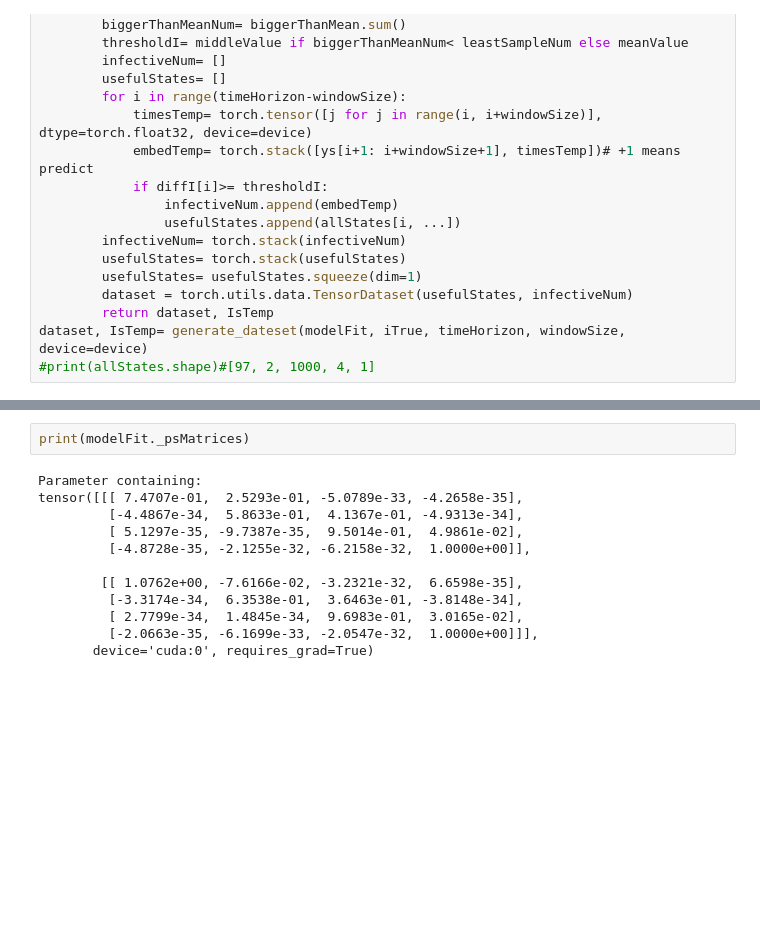
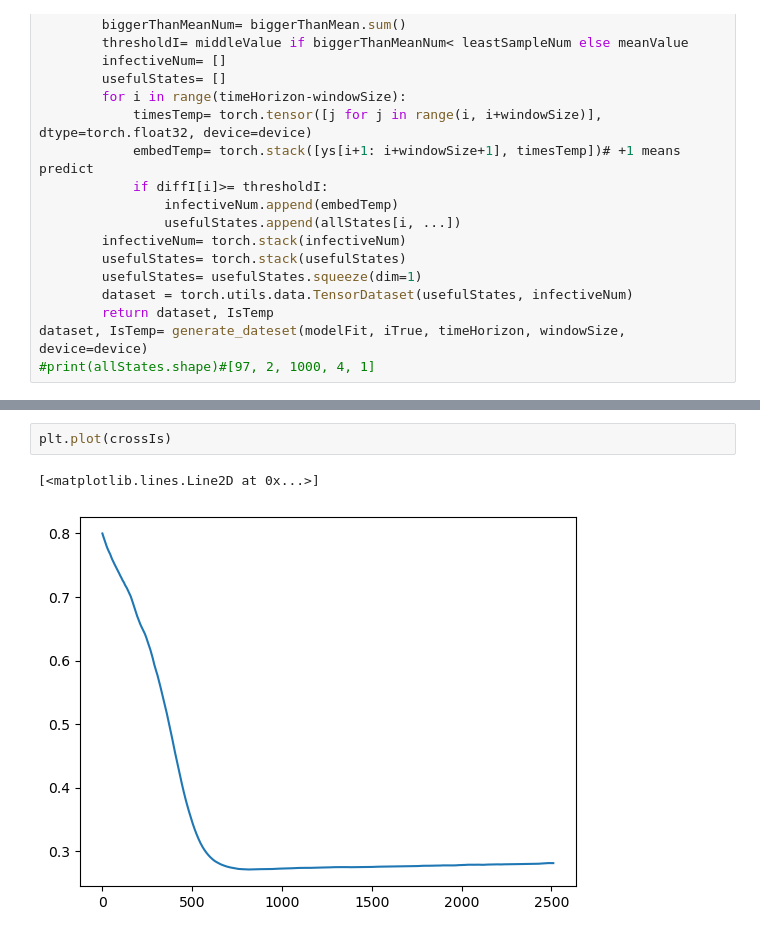
Before and after one commit to bizhili/Epi_fit, a Jupyter notebook: 10_1_epis_fit/script/create_model.ipynb, the cells around one changed output, grey strips where cells are left out. Saved outputs shown, nothing was run; the diff lists cells and outputs as text; blank space fills up the shorter version.

```diff
--- a/10_1_epis_fit/script/create_model.ipynb
+++ b/10_1_epis_fit/script/create_model.ipynb
@@ -368,17 +392,8 @@ ValueError: x, y, and format string must not be None
-# %%
-print(modelFit._psMatrices)
-# %% [output]
-Parameter containing:
-tensor([[[ 7.4707e-01,  2.5293e-01, -5.0789e-33, -4.2658e-35],
-         [-4.4867e-34,  5.8633e-01,  4.1367e-01, -4.9313e-34],
-         [ 5.1297e-35, -9.7387e-35,  9.5014e-01,  4.9861e-02],
-         [-4.8728e-35, -2.1255e-32, -6.2158e-32,  1.0000e+00]],
-
-        [[ 1.0762e+00, -7.6166e-02, -3.2321e-32,  6.6598e-35],
-         [-3.3174e-34,  6.3538e-01,  3.6463e-01, -3.8148e-34],
-         [ 2.7799e-34,  1.4845e-34,  9.6983e-01,  3.0165e-02],
-         [-2.0663e-35, -6.1699e-33, -2.0547e-32,  1.0000e+00]]],
-       device='cuda:0', requires_grad=True)
+# %%
+plt.plot(crossIs)
+# %% [output]
+[<matplotlib.lines.Line2D at 0x...>]
+[figure, added]
 # %%
 print(loss)
 print(modelFit._mysoftmax(modelFit._psMatrices+modelFit._mask1))
```
Also changed, not shown: parts of 11 cells of this notebook, 19 other files.
